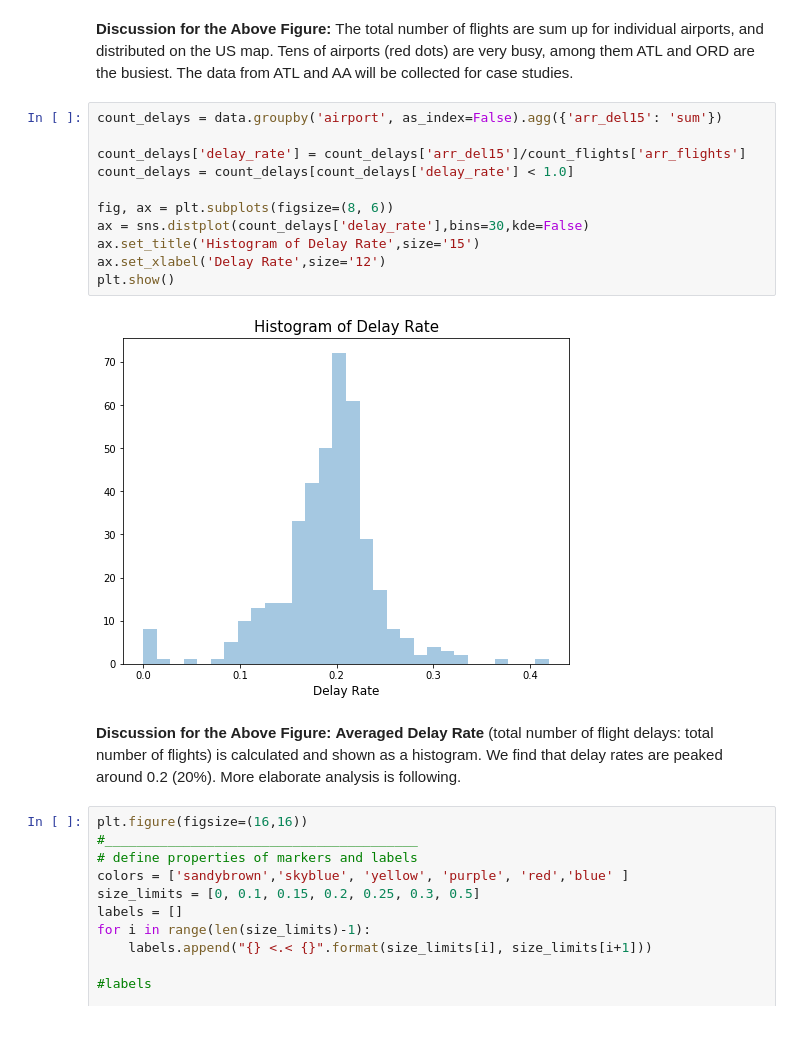
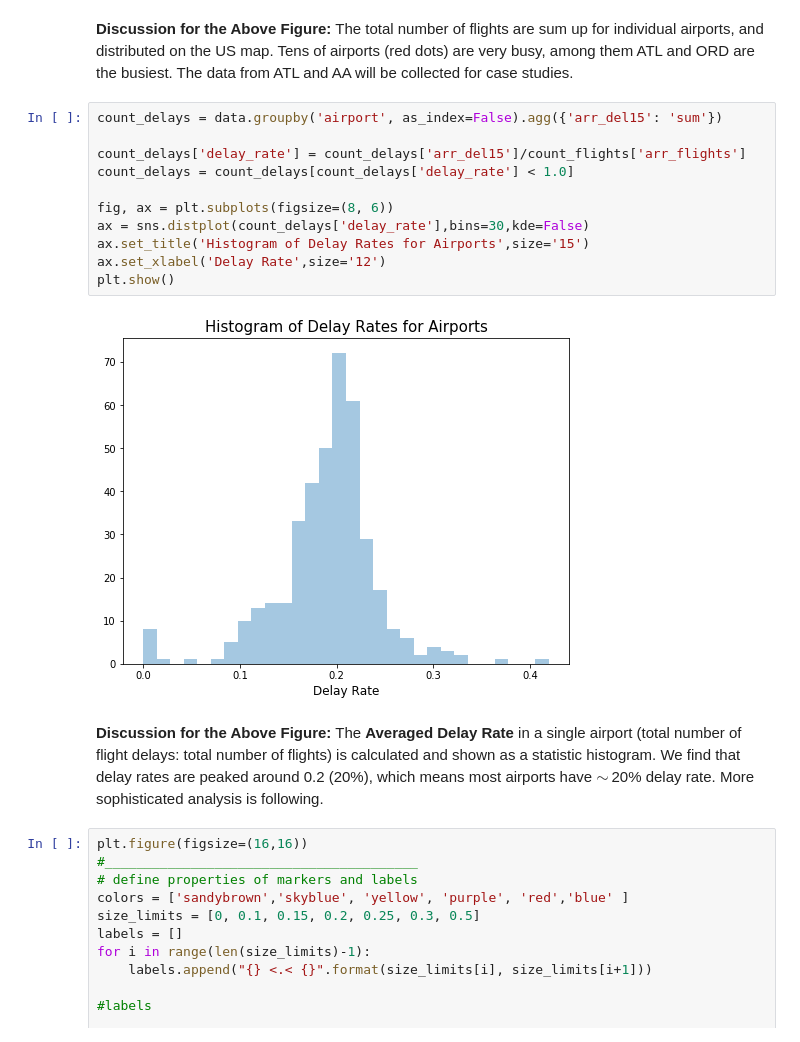
Before and after one commit to dongzhang84/Flight_delay, a Jupyter notebook: Flight_Delay_ML.ipynb, the cells around one changed output. Saved outputs shown, nothing was run; the diff lists cells and outputs as text.

```diff
--- a/Flight_Delay_ML.ipynb
+++ b/Flight_Delay_ML.ipynb
@@ -159,18 +161,18 @@ plt.show()
 # %%
 count_delays = data.groupby('airport', as_index=False).agg({'arr_del15': 'sum'})
 
 count_delays['delay_rate'] = count_delays['arr_del15']/count_flights['arr_flights']
 count_delays = count_delays[count_delays['delay_rate'] < 1.0]
 
 fig, ax = plt.subplots(figsize=(8, 6))
 ax = sns.distplot(count_delays['delay_rate'],bins=30,kde=False)
-ax.set_title('Histogram of Delay Rate',size='15')
+ax.set_title('Histogram of Delay Rates for Airports',size='15')
 ax.set_xlabel('Delay Rate',size='12')
 plt.show()
 # %% [output]
-[figure, old version]
+[figure, new version]
 # %% [markdown]
-**Discussion for the Above Figure:** **Averaged Delay Rate** (total number of flight delays: total number of flights) is calculated and shown as a histogram. We find that delay rates are peaked around 0.2 (20%). More elaborate analysis is following.
+**Discussion for the Above Figure:** The **Averaged Delay Rate** in a single airport (total number of flight delays: total number of flights) is calculated and shown as a statistic histogram. We find that delay rates are peaked around 0.2 (20%), which means most airports have $\sim\,$20% delay rate. More sophisticated analysis is following.
 # %%
 plt.figure(figsize=(16,16))
 #________________________________________
```
Also changed, not shown: parts of 21 cells of this notebook.
